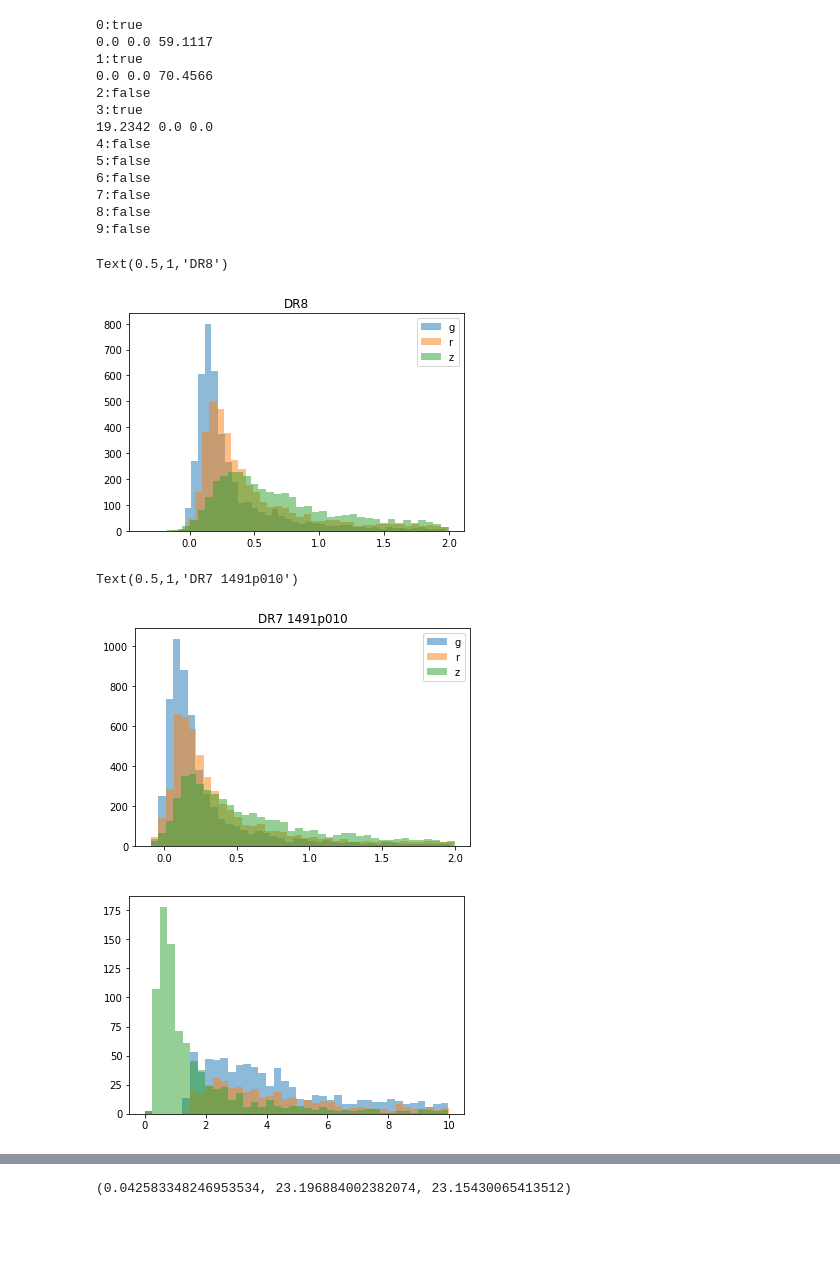
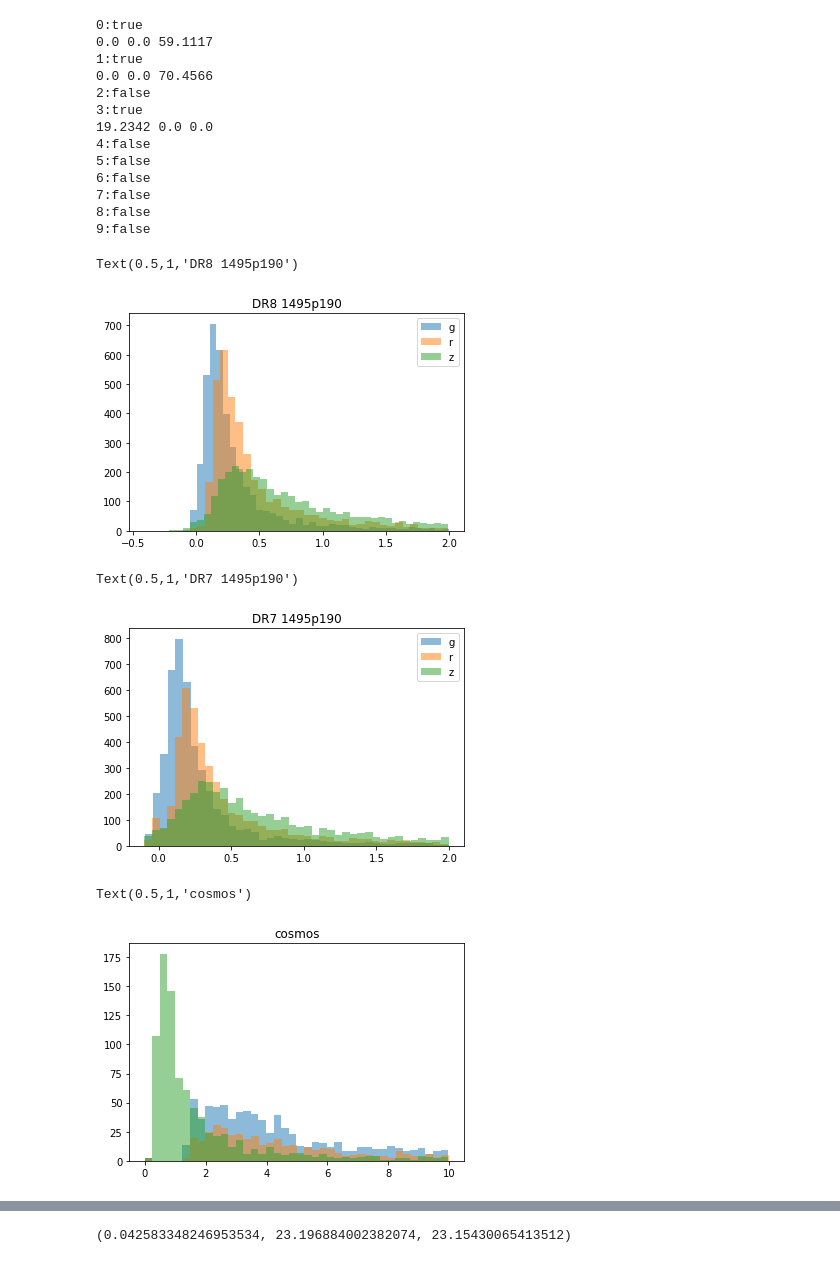
Before and after one commit to DriftingPig/obiwan_dr8_ipynb, a Jupyter notebook: cosmos-dr8.ipynb, the cells around one changed output, grey strips where cells are left out. Saved outputs shown, nothing was run; the diff lists cells and outputs as text; code cells hidden in the pictures; blank space fills up the shorter version.

```diff
--- a/cosmos-dr8.ipynb
+++ b/cosmos-dr8.ipynb
@@ -9,9 +9,10 @@ Populating the interactive namespace from numpy and matplotlib
 # %%
 import os
 import astropy.io.fits as fits
+brickname = '1491p010' #'1491p010'#1491p010.1495p190
 def chekc_fn(idx):
     fn = '/global/cscratch1/sd/desiproc/dr8-cosmos/decam-sub'+str(idx)+\
-    '/tractor/149/tractor-1491p010.fits'
+    '/tractor/149/tractor-'+brickname+'.fits'
     if os.path.isfile(fn):
         print('%d:true'%idx)
         dat = fits.getdata(fn)
@@ -21,7 +22,7 @@ def chekc_fn(idx):
 
 def getdata_fn(idx):
     fn = '/global/cscratch1/sd/desiproc/dr8-cosmos/decam-sub'+str(idx)+\
-    '/tractor/149/tractor-1491p010.fits'
+    '/tractor/149/tractor-'+brickname+'.fits'
     return fits.getdata(fn)
 # %%
 for i in range(10):
@@ -41,7 +42,8 @@ for i in range(10):
 8:false
 9:false
 # %%
-true = fits.getdata('/global/project/projectdirs/cosmo/data/legacysurvey/dr8/south/tractor/149/'+'tractor-1491p010.fits')
+brickname2='1495p190'
+true = fits.getdata('/global/project/projectdirs/cosmo/data/legacysurvey/dr8/south/tractor/149/'+'tractor-'+brickname2+'.fits')
 true['flux_g'].mean(),true['flux_r'].mean(),true['flux_z'].mean()
 
 
@@ -52,12 +54,12 @@ p2=plt.hist(true['flux_r'][sel],alpha=0.5,bins=40,label='r')
 sel = (true['flux_z']<2)
 p3=plt.hist(true['flux_z'][sel],alpha=0.5,bins=40,label='z')
 plt.legend()
-plt.title('DR8')
+plt.title('DR8 '+brickname2)
 # %% [output]
-Text(0.5,1,'DR8')
+Text(0.5,1,'DR8 1495p190')
-[figure, old version]
+[figure, new version]
 # %%
-true = fits.getdata('/global/project/projectdirs/cosmo/data/legacysurvey/dr7/tractor/149/'+'tractor-1491p010.fits')
+true = fits.getdata('/global/project/projectdirs/cosmo/data/legacysurvey/dr7/tractor/149/'+'tractor-'+brickname2+'.fits')
 true['flux_g'].mean(),true['flux_r'].mean(),true['flux_z'].mean()
 
 sel = (true['flux_g']<2)&(true['flux_g']>-0.1)
@@ -67,23 +69,25 @@ p2=plt.hist(true['flux_r'][sel],alpha=0.5,bins=40,label='r')
 sel = (true['flux_z']<2)&(true['flux_z']>-0.1)
 p3=plt.hist(true['flux_z'][sel],alpha=0.5,bins=40,label='z')
 plt.legend()
-plt.title('DR7 1491p010')
+plt.title('DR7 '+brickname2)
 # %% [output]
-Text(0.5,1,'DR7 1491p010')
+Text(0.5,1,'DR7 1495p190')
-[figure, old version]
+[figure, new version]
 # %%
 dat = getdata_fn(0)
 sel = (dat['flux_z']<10)
 p1=plt.hist(dat['flux_z'][sel],alpha=0.5,bins=40)
 
 
 dat = getdata_fn(1)
 sel = (dat['flux_z']<10)
 p1=plt.hist(dat['flux_z'][sel],alpha=0.5,bins=40)
 
 dat = getdata_fn(3)
 sel = (dat['flux_g']<10)
 p1=plt.hist(dat['flux_g'][sel],alpha=0.5,bins=40)
+plt.title('cosmos')
 # %% [output]
+Text(0.5,1,'cosmos')
-[figure, old version]
+[figure, new version]
 # %%
```
Also changed, not shown: parts of 31 cells of this notebook, 1 other file.
